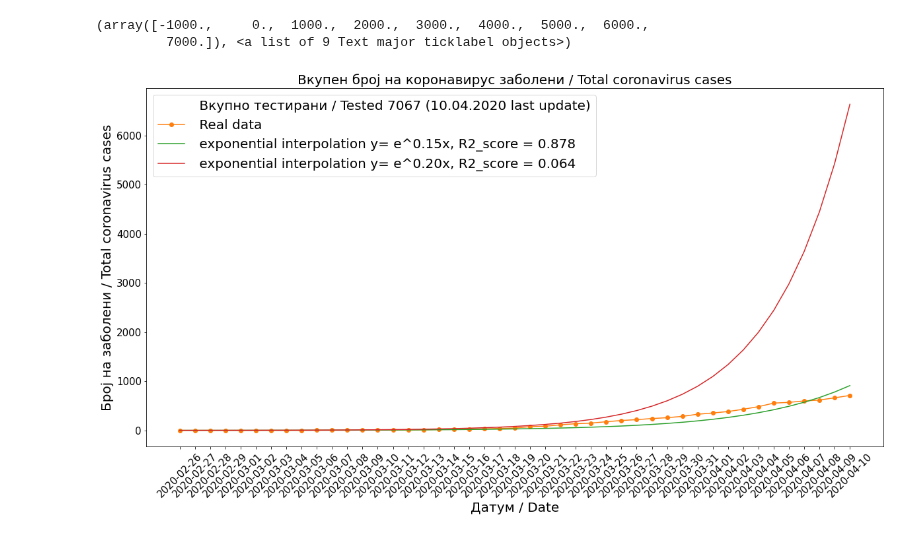
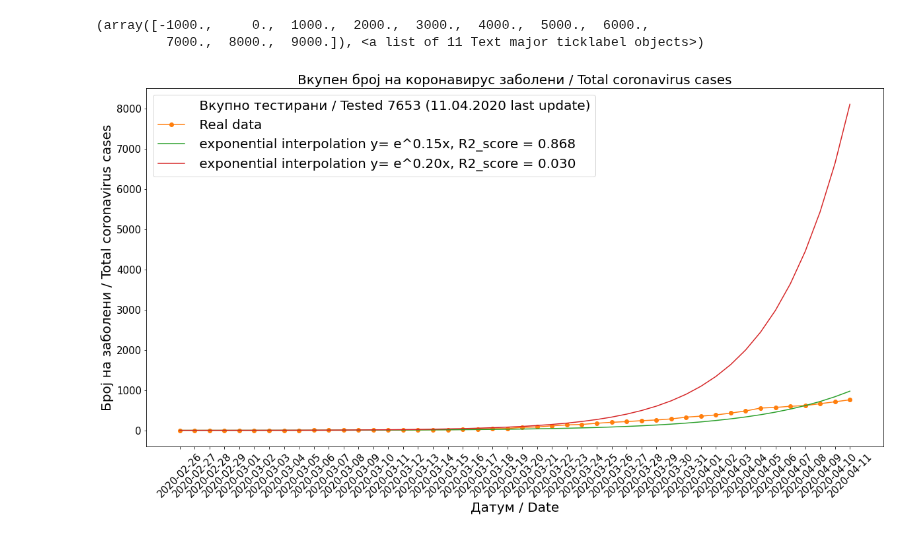
Before and after one commit to Sinisha12/ML_DL, a Jupyter notebook: corona/Covid_19_curves.ipynb, the cells around one changed output. Saved outputs shown, nothing was run; the diff lists cells and outputs as text; code cells hidden in the pictures.

```diff
--- a/corona/Covid_19_curves.ipynb
+++ b/corona/Covid_19_curves.ipynb
@@ -42,7 +42,7 @@ y_exp_1 = func_1(x_data, *popt1)
 # %%
 y_exp_original = np.exp(0.2*x_data)
 # %%
-testirani = 2240 + 406 + 480 + 392 + 257 + 342 + 389 + 414 + 371 + 202 + 386 + 351 + 341 + 496
+testirani = 2240 + 406 + 480 + 392 + 257 + 342 + 389 + 414 + 371 + 202 + 386 + 351 + 341 + 496 + 586
 # %%
 R2 = r2_score(y_data, y_exp)
 R2
@@ -160,17 +160,17 @@ datacursor(hover=True)
 # %%
 plt.figure(figsize=(20,10))
-plt.plot([], [], ' ', label=" Вкупно тестирани / Tested %d (10.04.2020 last update)" %testirani)
+plt.plot([], [], ' ', label=" Вкупно тестирани / Tested %d (11.04.2020 last update)" %testirani)
 plt.plot(df['datum'],df['vkupno_novi'],'-o', label = ' Real data')
 #plt.plot(df['datum'],y, label = ' polinomial interpolation y= %2.2fx^2 %2.2fx %+2.2f' % tuple(kvadratni))
 plt.plot(df['datum'], y_exp_1, label = ' exponential interpolation y= e^%2.2fx, R2_score = %2.3f ' % tuple(parametri1))
 plt.plot(df['datum'], y_exp_original, label = ' exponential interpolation y= e^%2.2fx, R2_score = %2.3f' % tuple(parametri_original))
 plt.legend(fontsize=20)
 plt.title("Вкупен број на коронавирус заболени / Total coronavirus cases", fontsize=20)
 plt.xlabel("Датум / Date", fontsize=20)
 plt.ylabel("Број на заболени / Total coronavirus cases", fontsize=20)
 plt.xticks(fontsize=15, rotation = '45')
 plt.yticks(fontsize=15)
 # %% [output]
 (array([-1000.,     0.,  1000.,  2000.,  3000.,  4000.,  5000.,  6000.,
-         7000.]), <a list of 9 Text major ticklabel objects>)
+         7000.,  8000.,  9000.]), <a list of 11 Text major ticklabel objects>)
-[figure, old version]
+[figure, new version]
```
Also changed, not shown: parts of 13 cells of this notebook, 3 other files.
